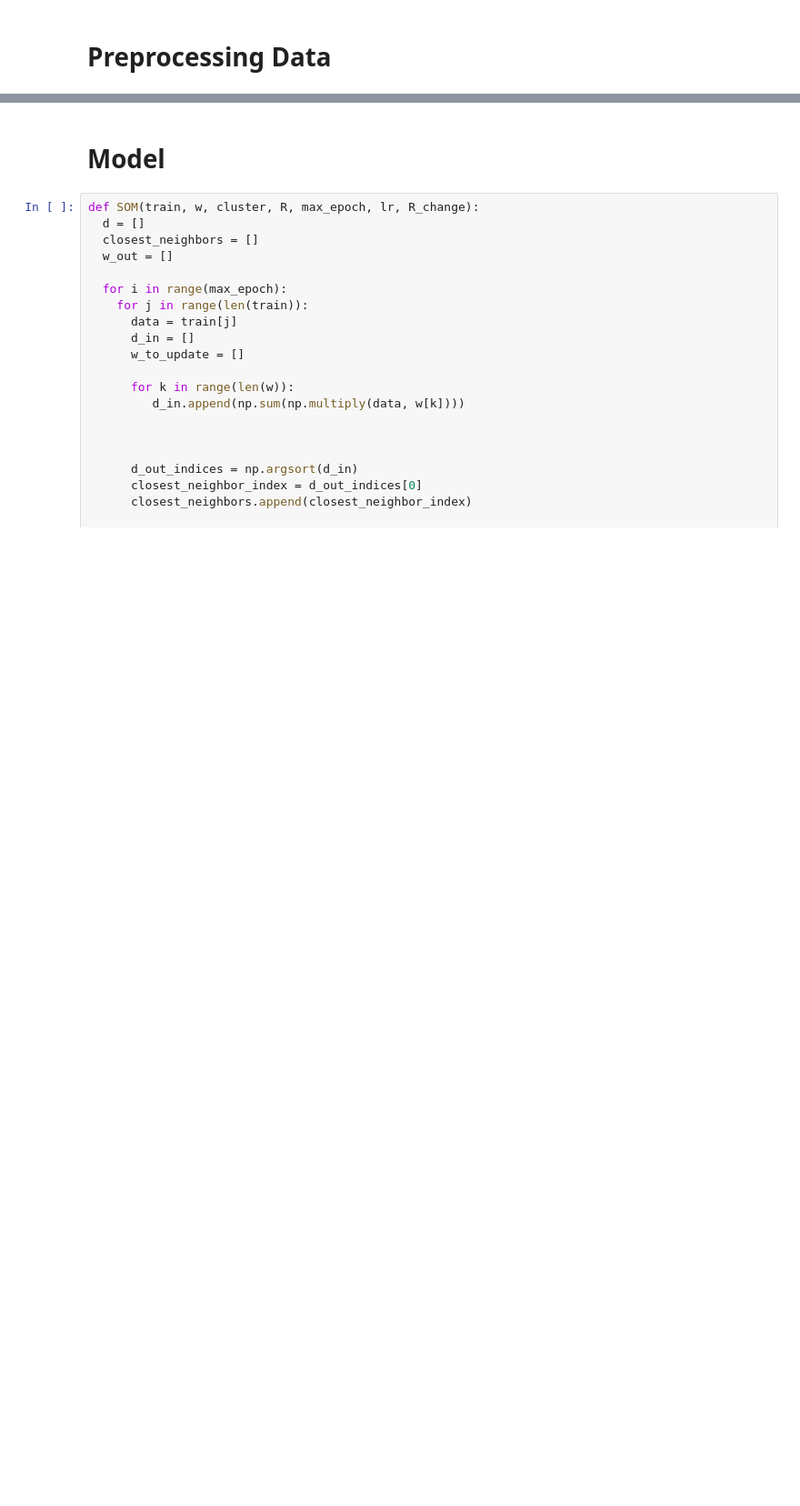
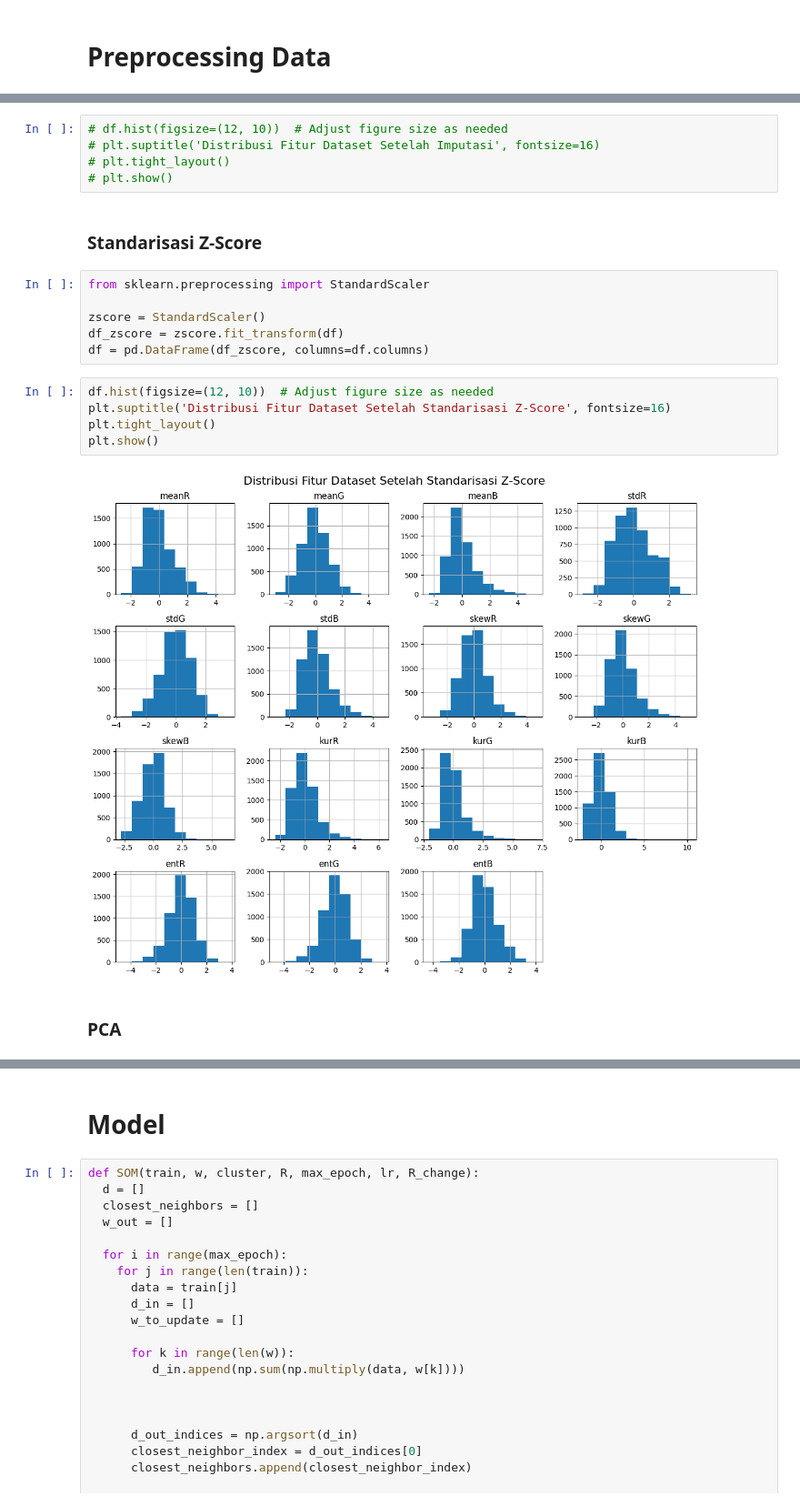
Before and after one commit to Hadoroo/ProjekAKhirJST, a Jupyter notebook: Project_Akhir.ipynb, the cells around one changed output, grey strips where cells are left out. Shown at 91% size. Drawn from its saved outputs; the diff is of its cells as text; blank space fills up the shorter version.

```diff
--- a/Project_Akhir.ipynb
+++ b/Project_Akhir.ipynb
@@ -163,0 +189,22 @@ Outliers in kurB: 1
+# %%
+# df.hist(figsize=(12, 10))  # Adjust figure size as needed
+# plt.suptitle('Distribusi Fitur Dataset Setelah Imputasi', fontsize=16)
+# plt.tight_layout()
+# plt.show()
+# %% [markdown]
+### Standarisasi Z-Score
+# %%
+from sklearn.preprocessing import StandardScaler
+
+zscore = StandardScaler()
+df_zscore = zscore.fit_transform(df)
+df = pd.DataFrame(df_zscore, columns=df.columns)
+# %%
+df.hist(figsize=(12, 10))  # Adjust figure size as needed
+plt.suptitle('Distribusi Fitur Dataset Setelah Standarisasi Z-Score', fontsize=16)
+plt.tight_layout()
+plt.show()
+# %% [output]
+[figure, added]
+# %% [markdown]
+### PCA
```
Also changed, not shown: parts of 15 cells of this notebook.
